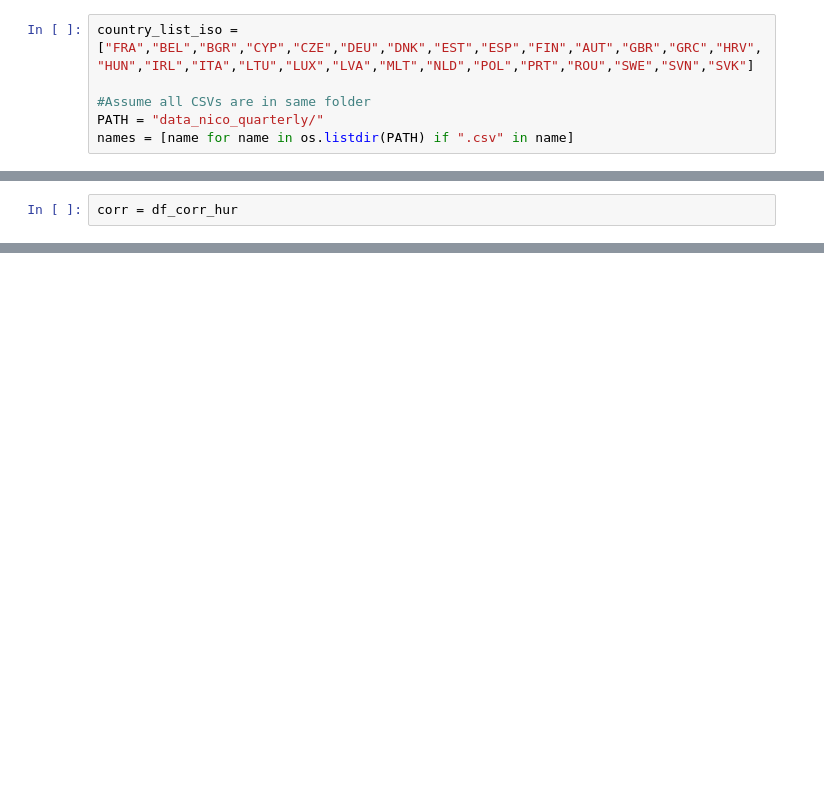
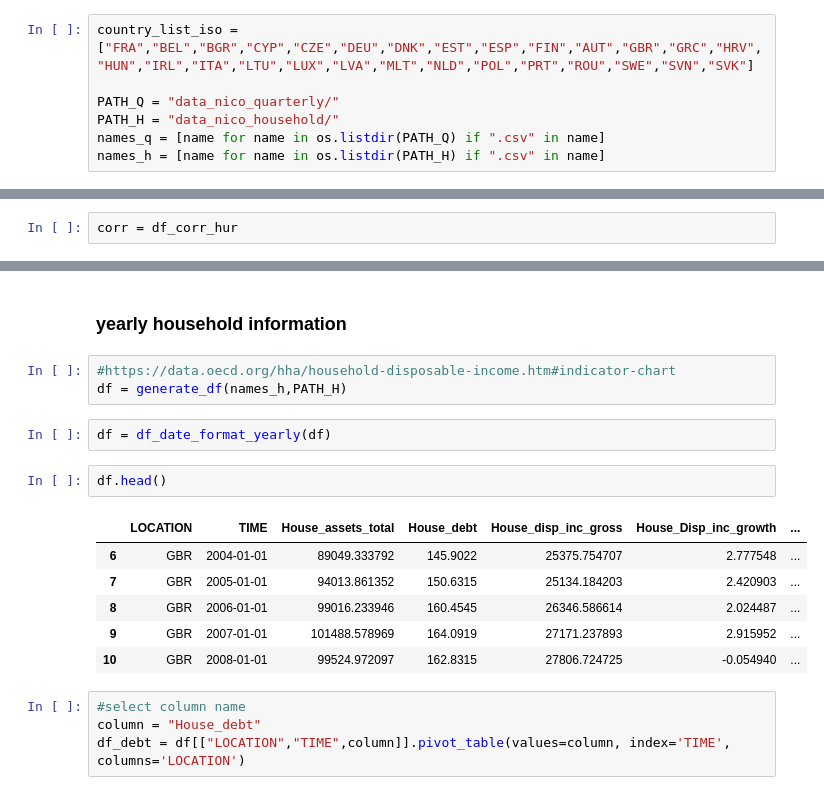
Before and after one commit to ElCabrino/ADA-Project-1, a Jupyter notebook: nico_eco_df.ipynb, the cells around one changed output, grey strips where cells are left out. Cells and saved outputs as stored; diff of their text form; blank space fills up the shorter version.

```diff
--- a/nico_eco_df.ipynb
+++ b/nico_eco_df.ipynb
@@ -14,9 +14,10 @@ import plotly.io as pio
 # %%
 country_list_iso = ["FRA","BEL","BGR","CYP","CZE","DEU","DNK","EST","ESP","FIN","AUT","GBR","GRC","HRV","HUN","IRL","ITA","LTU","LUX","LVA","MLT","NLD","POL","PRT","ROU","SWE","SVN","SVK"]
 
-#Assume all CSVs are in same folder
-PATH = "data_nico_quarterly/"
-names = [name for name in os.listdir(PATH) if ".csv" in name]
+PATH_Q = "data_nico_quarterly/"
+PATH_H = "data_nico_household/"
+names_q = [name for name in os.listdir(PATH_Q) if ".csv" in name]
+names_h = [name for name in os.listdir(PATH_H) if ".csv" in name]
 # %%
 def proc_cols(df, value_name):
     df = df.rename(columns={"Value": value_name})
@@ -144,2 +168,22 @@ plotMapStatic(idx2)
 # %% [output]
 [interactive output not drawn]
+# %% [markdown]
+### yearly household information
+# %%
+#https://data.oecd.org/hha/household-disposable-income.htm#indicator-chart
+df = generate_df(names_h,PATH_H)
+# %%
+df = df_date_format_yearly(df)
+# %%
+df.head()
+# %% [output]
+|  | LOCATION | TIME | House_assets_total | House_debt | House_disp_inc_gross | House_Disp_inc_growth | ... |
+| 6 | GBR | 2004-01-01 | 89049.333792 | 145.9022 | 25375.754707 | 2.777548 | ... |
+| 7 | GBR | 2005-01-01 | 94013.861352 | 150.6315 | 25134.184203 | 2.420903 | ... |
+| 8 | GBR | 2006-01-01 | 99016.233946 | 160.4545 | 26346.586614 | 2.024487 | ... |
+| 9 | GBR | 2007-01-01 | 101488.578969 | 164.0919 | 27171.237893 | 2.915952 | ... |
+| 10 | GBR | 2008-01-01 | 99524.972097 | 162.8315 | 27806.724725 | -0.054940 | ... |
+# %%
+#select column name
+column = "House_debt"
+df_debt = df[["LOCATION","TIME",column]].pivot_table(values=column, index='TIME', columns='LOCATION')
```
Also changed, not shown: parts of 15 cells of this notebook, 8 other files.
